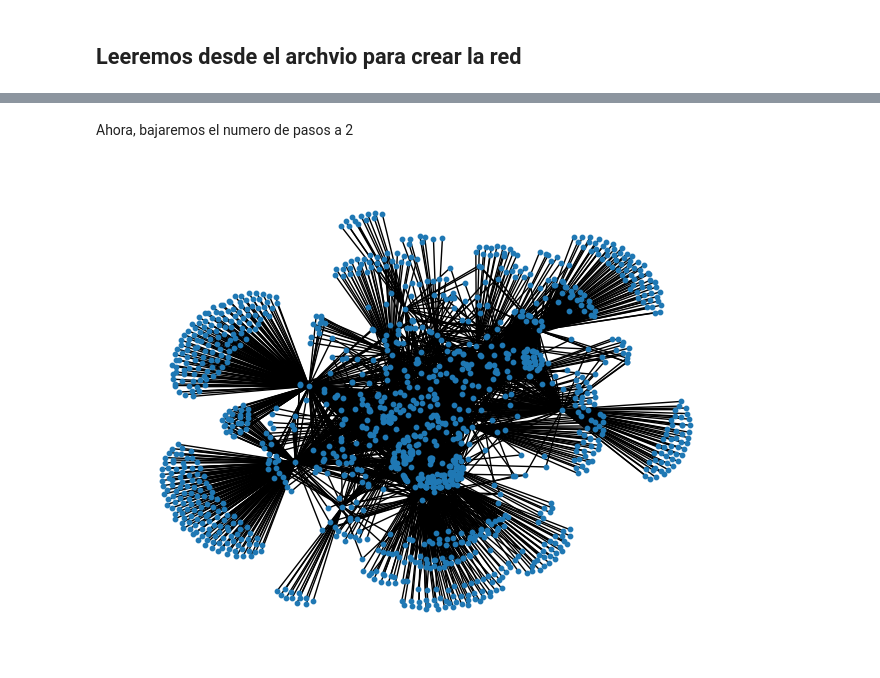
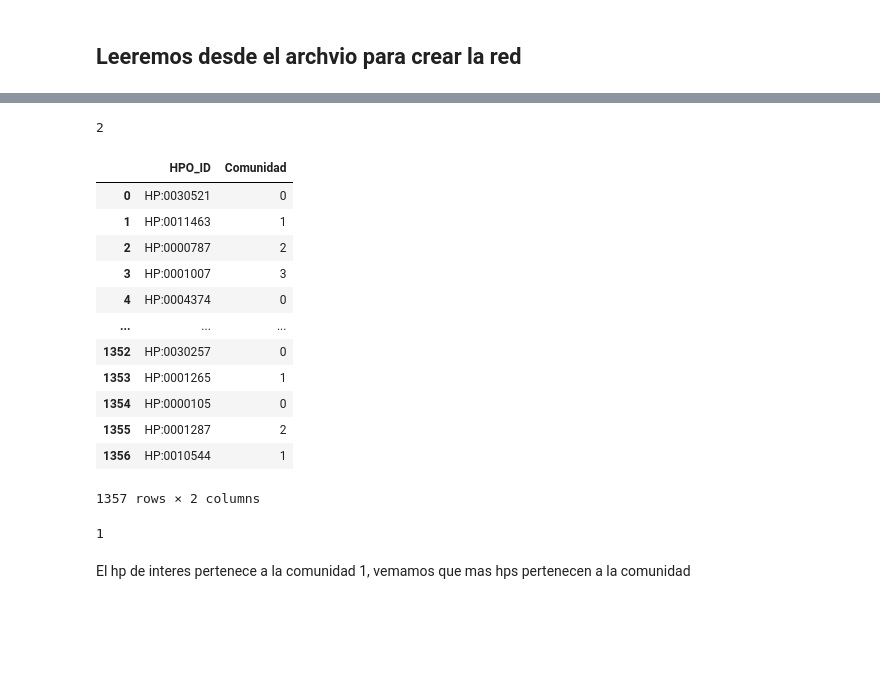
Before and after one commit to nmartinser/HPO_Dysgraphia, a Jupyter notebook: code/grafoGenes_asociado_hpo_dys.ipynb, the cells around one changed output, grey strips where cells are left out. Drawn from its saved outputs; the diff is of its cells as text; code cells hidden in the pictures; blank space fills up the shorter version.

```diff
--- a/code/grafoGenes_asociado_hpo_dys.ipynb
+++ b/code/grafoGenes_asociado_hpo_dys.ipynb
@@ -106,19 +88,35 @@ plt.show()
-# %% [markdown]
-Ahora, bajaremos el numero de pasos a 2
-# %%
-# Calcular las longitudes de los caminos más cortos desde el nodo de interés
-shortest_paths = nx.single_source_shortest_path_length(G, target_hpo)
-
-# Filtrar nodos a 4 pasos o menos
-filtered_nodes2 = [node for node, distance in shortest_paths.items() if distance <= 2]
-
-# Crear un subgrafo con los nodos filtrados
-subgraph2 = G.subgraph(filtered_nodes2)
-
-# Visualizar el subgrafo
-pos2 = nx.spring_layout(subgraph2)
-nx.draw(subgraph2, pos2, with_labels=True, node_size=10, font_size=8)
-plt.savefig('grafo_bipartito.png', dpi=300)
-plt.show()
-# %% [output]
-[figure, removed]
+# %%
+diametro = nx.diameter(hpo_projection)
+diametro
+# %% [output]
+2
+# %%
+import community
+# Ejemplo con el algoritmo Louvain
+communities = community.best_partition(hpo_projection)
+# %%
+df_comunidades = pd.DataFrame(list(communities.items()), columns=['HPO_ID', 'Comunidad'])
+df_comunidades
+# %% [output]
+|  | HPO_ID | Comunidad |
+| 0 | HP:0030521 | 0 |
+| 1 | HP:0011463 | 1 |
+| 2 | HP:0000787 | 2 |
+| 3 | HP:0001007 | 3 |
+| 4 | HP:0004374 | 0 |
+| ... | ... | ... |
+| 1352 | HP:0030257 | 0 |
+| 1353 | HP:0001265 | 1 |
+| 1354 | HP:0000105 | 0 |
+| 1355 | HP:0001287 | 2 |
+| 1356 | HP:0010544 | 1 |
+1357 rows × 2 columns
+# %%
+comunidades_hpo_interes = df_comunidades[df_comunidades['HPO_ID'] == "HP:0010526"]['Comunidad'].values
+
+for i in comunidades_hpo_interes:
+    print (i)
+# %% [output]
+1
+# %% [markdown]
+El hp de interes pertenece a la comunidad 1, vemamos que mas hps pertenecen a la comunidad
```
Also changed, not shown: parts of 19 cells of this notebook.
